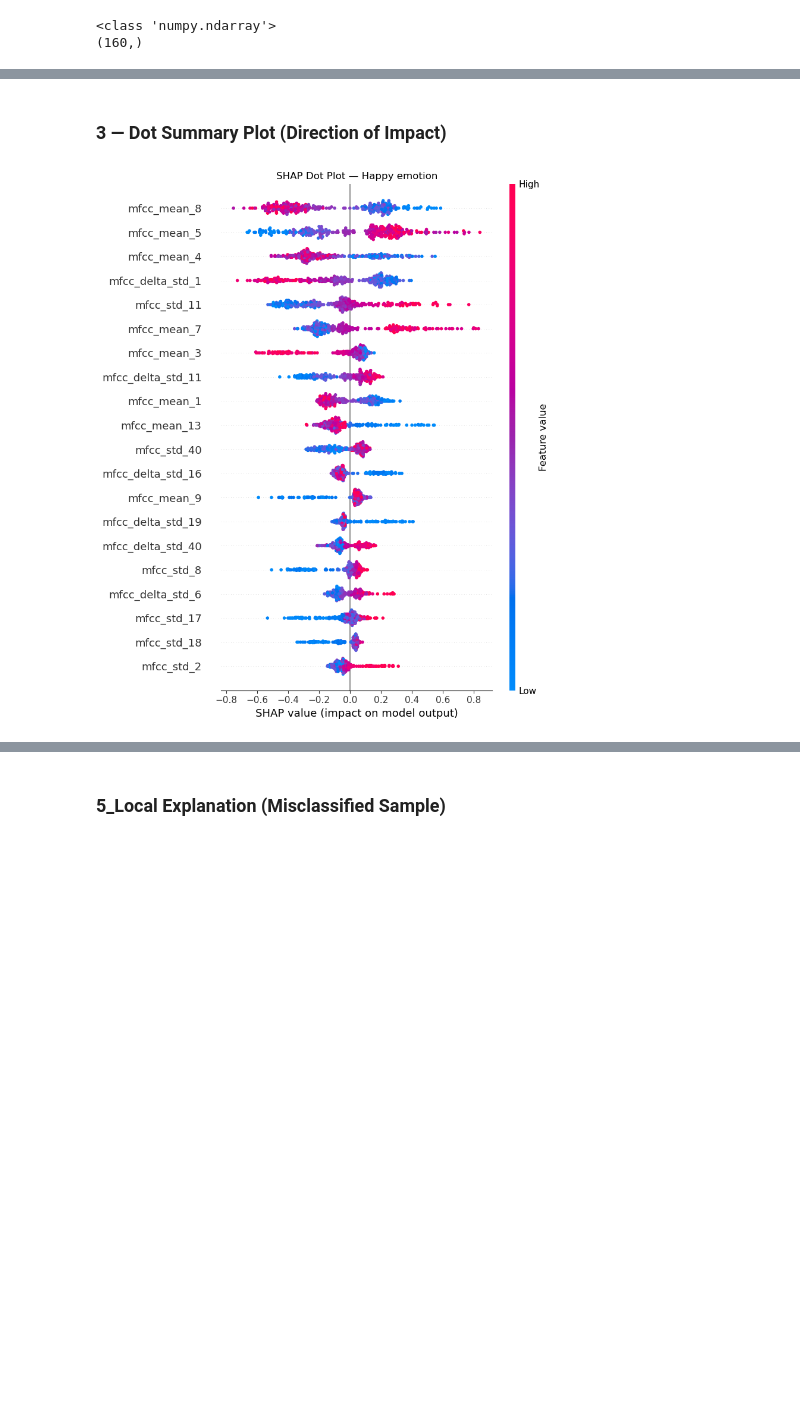
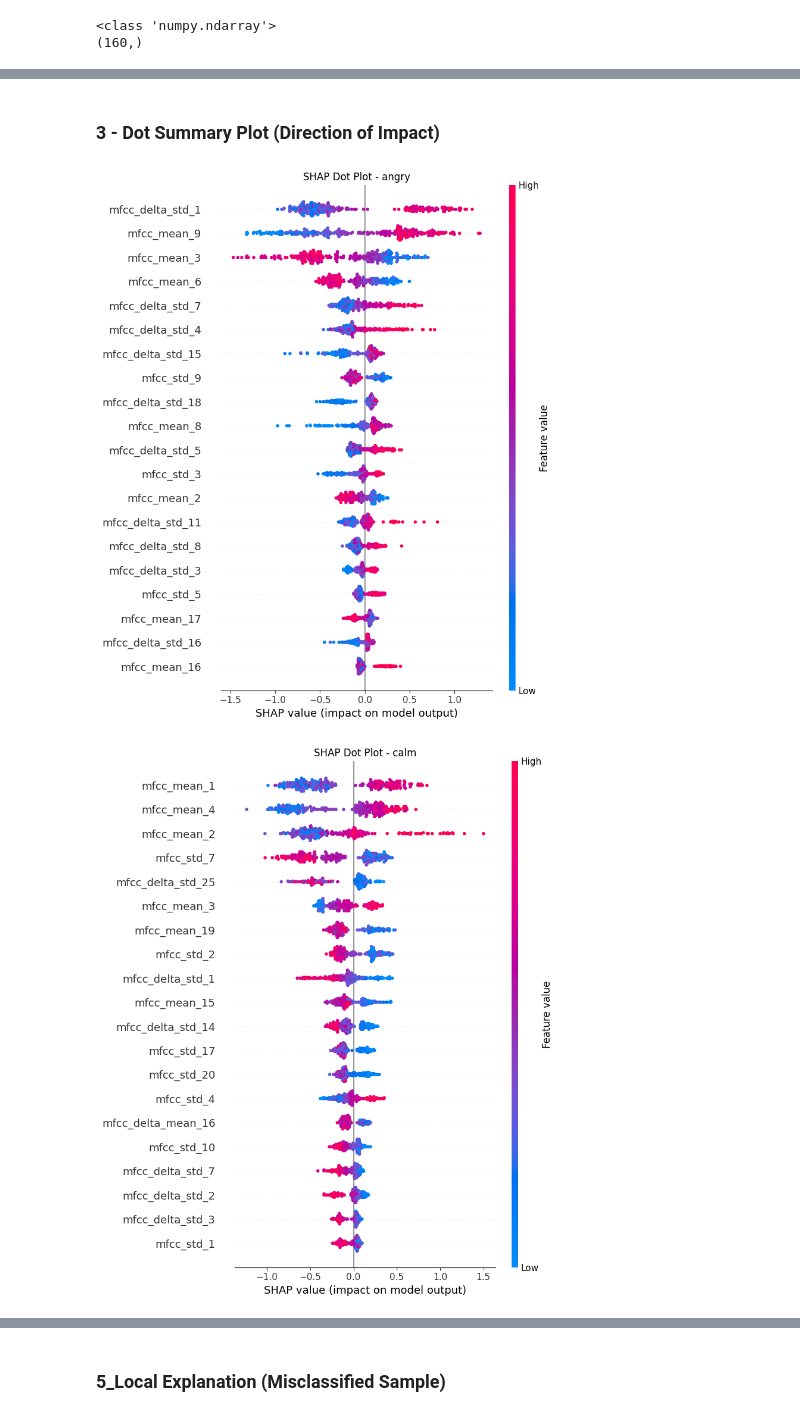
Before and after one commit to klapouchy-g/XAI_2026, a Jupyter notebook: XAI_2026/notebooks/02_classical_ml_shap.ipynb, the cells around one changed output, grey strips where cells are left out. Saved outputs shown, nothing was run; the diff lists cells and outputs as text; code cells hidden in the pictures; blank space fills up the shorter version.

```diff
--- a/XAI_2026/notebooks/02_classical_ml_shap.ipynb
+++ b/XAI_2026/notebooks/02_classical_ml_shap.ipynb
@@ -40,6 +44,6 @@ print(f"  Saving plots to   : {outputs_path}")
 # %%
 # Load data
-df = pd.read_csv("C:\\Users\\shahe\\4XAI\\Project\\data\\processed\\ravdess_mfcc_features_v2.csv")
+df = pd.read_csv(f"{processed_path}\\ravdess_mfcc_features_v2.csv")
 # %%
 df
 # %% [output]
@@ -540,20 +521,23 @@ The 77% concentration point lands well as a closing stat for the slide
 # %% [markdown]
-### 3 — Dot Summary Plot (Direction of Impact)
+### 3 - Dot Summary Plot (Direction of Impact)
 # %%
-# Pick the hardest emotion pair from confusion matrix
-# happy was worst (F1=0.54) → investigate first
-emotion_idx = classes.index('happy')   # → 4
-
-plt.figure(figsize=(12, 8))
-shap.summary_plot(
-    shap_values[:, :, emotion_idx],
-    X_test_scaled,
-    feature_names=feature_names,
-    show=False
-)
-plt.title(f"SHAP Dot Plot — Happy emotion")
-plt.tight_layout()
-plt.savefig(outputs_path / "shap_dot_happy.png", dpi=150, bbox_inches='tight')
-plt.show()
+# Generate SHAP dot summary plot for every emotion in separate figures
+for emotion_idx, emotion_name in enumerate(classes):
+    plt.figure(figsize=(12, 8))
+    shap.summary_plot(
+        shap_values[:, :, emotion_idx],
+        X_test_scaled,
+        feature_names=feature_names,
+        show=False
+    )
+    plt.title(f"SHAP Dot Plot - {emotion_name}")
+    plt.tight_layout()
+    plt.savefig(
+        outputs_path / f"shap_dot_{emotion_name}.png",
+        dpi=150,
+        bbox_inches='tight'
+    )
+    plt.show()
 # %% [output]
-[figure, old version]
+[figure, new version]
+[figure, added]
```
Also changed, not shown: parts of 39 cells of this notebook, 46 other files.
